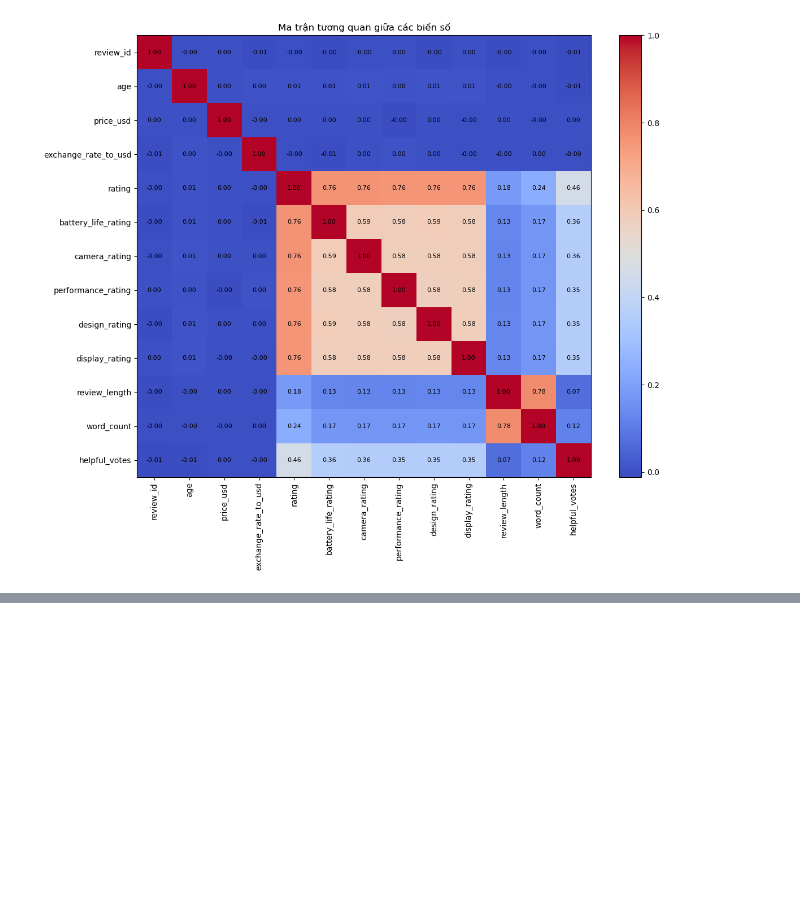
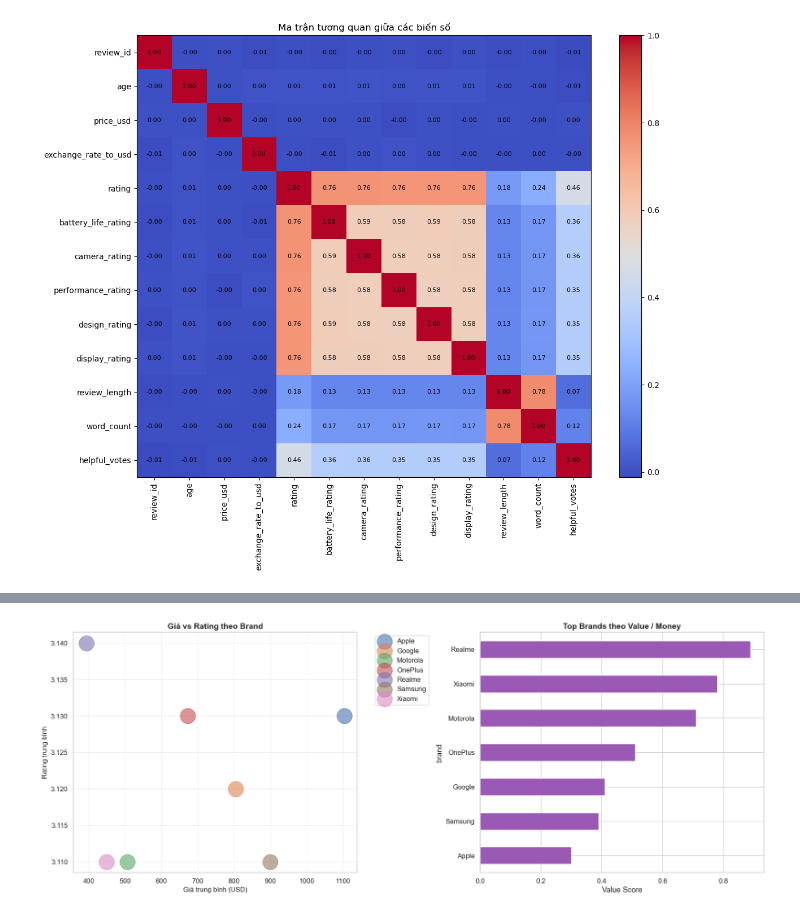
Before and after one commit to hhlearntocode/p4ds-Final, a Jupyter notebook: Final_Project.ipynb, the cells around one changed output, grey strips where cells are left out. Cells and saved outputs as stored; diff of their text form; code cells hidden in the pictures; blank space fills up the shorter version.

```diff
--- a/Final_Project.ipynb
+++ b/Final_Project.ipynb
@@ -339,0 +389,39 @@ Lý do đưa ra câu hỏi:b
+# %%
+fig, axes = plt.subplots(1, 2, figsize=(18, 7))
+
+# =============== (1) Giá vs Rating =================
+ax = axes[0]
+
+for brand in stats.index:
+    ax.scatter(
+        stats.loc[brand, 'avg_price'],
+        stats.loc[brand, 'avg_rating'],
+        s=stats.loc[brand, 'count'] / 10,
+        alpha=0.6,
+        label=brand
+    )
+
+ax.set_xlabel('Giá trung bình (USD)', fontsize=12)
+ax.set_ylabel('Rating trung bình', fontsize=12)
+ax.set_title('Giá vs Rating theo Brand', fontsize=14, fontweight='bold')
+ax.grid(True, alpha=0.3)
+ax.legend(bbox_to_anchor=(1.05, 1), loc='upper left')
+
+
+# =============== (2) Top Value / Money =================
+ax2 = axes[1]
+
+top_value = stats.nlargest(8, 'avg_value').sort_values('avg_value', ascending=True)
+top_value['avg_value'].plot(
+    kind='barh',
+    ax=ax2,
+    color='#9b59b6'
+)
+
+ax2.set_title('Top Brands theo Value / Money', fontsize=14, fontweight='bold')
+ax2.set_xlabel('Value Score')
+
+plt.tight_layout()
+plt.show()
+# %% [output]
+[figure, added]
```
Also changed, not shown: parts of 33 cells of this notebook.
